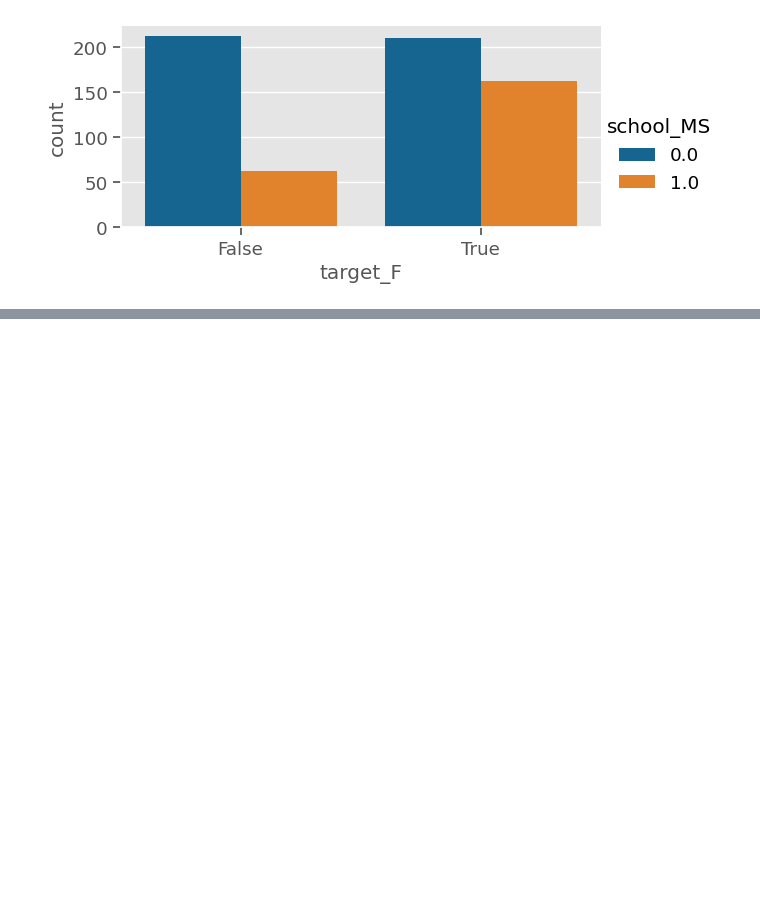
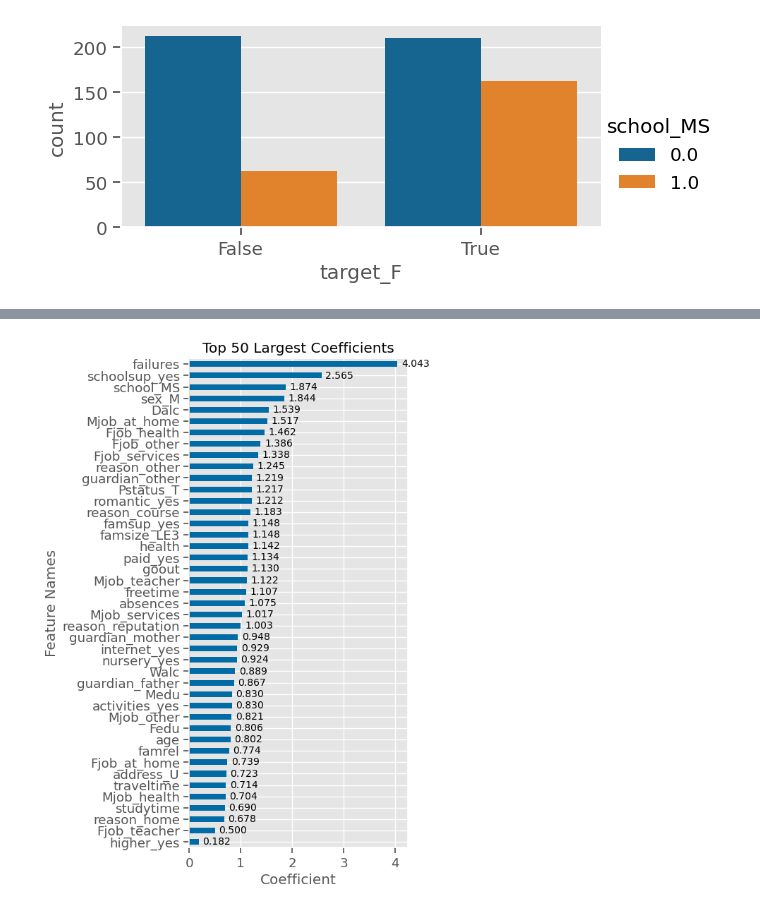
Before and after one commit to MileneCV/week17_data_visualization_Student-performance, a Jupyter notebook: From Regression to Classification.ipynb, the cells around one changed output, grey strips where cells are left out. Cells and saved outputs as stored; diff of their text form; code cells hidden in the pictures; blank space fills up the shorter version.

```diff
--- a/From Regression to Classification.ipynb
+++ b/From Regression to Classification.ipynb
@@ -521,0 +682,23 @@ sns.catplot(data=plot_df, kind='count', x='target_F', hue='school_MS',
+# %%
+#Updating our function
+def get_coeffs_logreg(logreg, feature_names = None, sort=True,ascending=True,
+                      name='LogReg Coefficients', class_index=0,
+                      as_odds=False):
+
+    if feature_names is None:
+        feature_names = logreg.feature_names_in_
+
+    ## Saving the coefficients
+    coeffs = pd.Series(logreg.coef_[class_index],
+                       index= feature_names, name=name)
+
+    # use .loc to add the intercept to the series
+    coeffs.loc['intercept'] = logreg.intercept_[class_index]
+
+    if as_odds==True:
+        coeffs = np.exp(coeffs)
+    if sort == True:
+        coeffs = coeffs.sort_values(ascending=ascending)
+
+
+    return coeffs
@@ -521,0 +763,5 @@ sns.catplot(data=plot_df, kind='count', x='target_F', hue='school_MS',
+# %%
+coeffs_odds = get_coeffs_logreg(logreg, as_odds=True)
+ax = plot_coeffs(coeffs_odds,top_n=50,annotate=True, figsize=(4,9),size=10)
+# %% [output]
+[figure, added]
```
Also changed, not shown: parts of 38 cells of this notebook.
